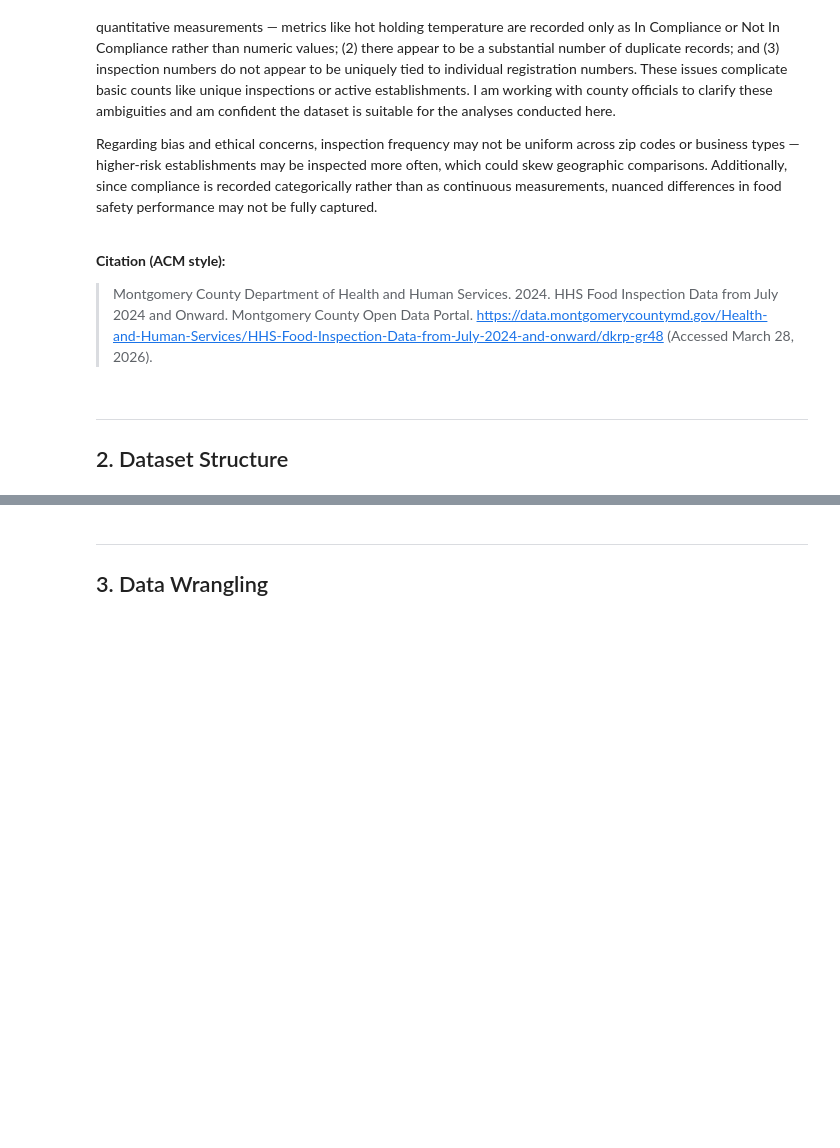
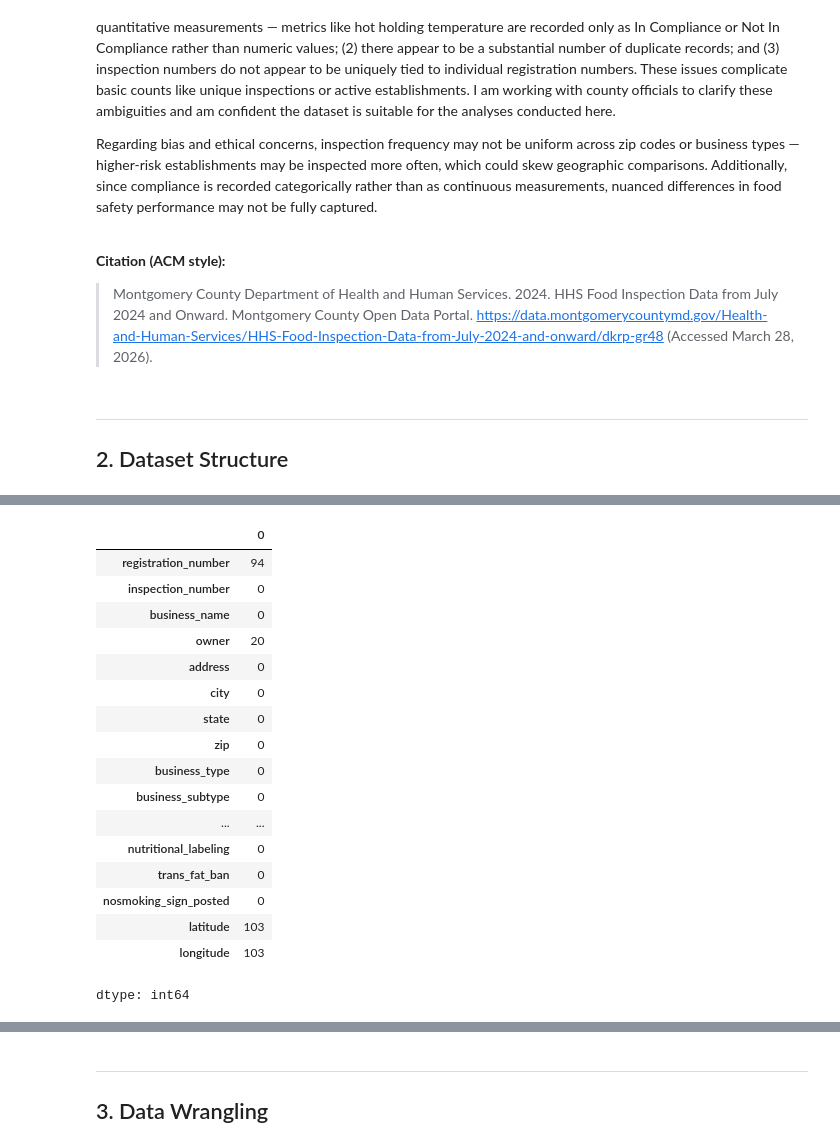
Before and after one commit to HunterTzou/DATA_201_SPRING_2026, a Jupyter notebook: Project 1/ Tzou_Hunter_DATA201_Project1_Week8.ipynb, the cells around one changed output, grey strips where cells are left out. Cells and saved outputs as stored; diff of their text form; code cells hidden in the pictures; blank space fills up the shorter version.

```diff
--- a/Project 1/ Tzou_Hunter_DATA201_Project1_Week8.ipynb
+++ b/Project 1/ Tzou_Hunter_DATA201_Project1_Week8.ipynb
@@ -74,0 +174,21 @@ Regarding bias and ethical concerns, inspection frequency may not be uniform acr
+# %%
+df_clean.isna().sum()
+# %% [output]
+|  | 0 |
+| registration_number | 94 |
+| inspection_number | 0 |
+| business_name | 0 |
+| owner | 20 |
+| address | 0 |
+| city | 0 |
+| state | 0 |
+| zip | 0 |
+| business_type | 0 |
+| business_subtype | 0 |
+| ... | ... |
+| nutritional_labeling | 0 |
+| trans_fat_ban | 0 |
+| nosmoking_sign_posted | 0 |
+| latitude | 103 |
+| longitude | 103 |
+dtype: int64
```
Also changed, not shown: parts of 17 cells of this notebook.
